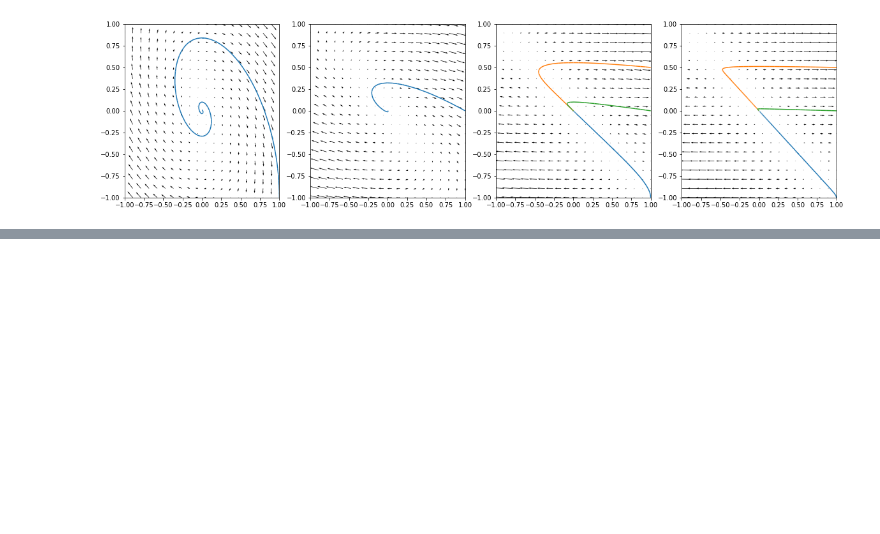
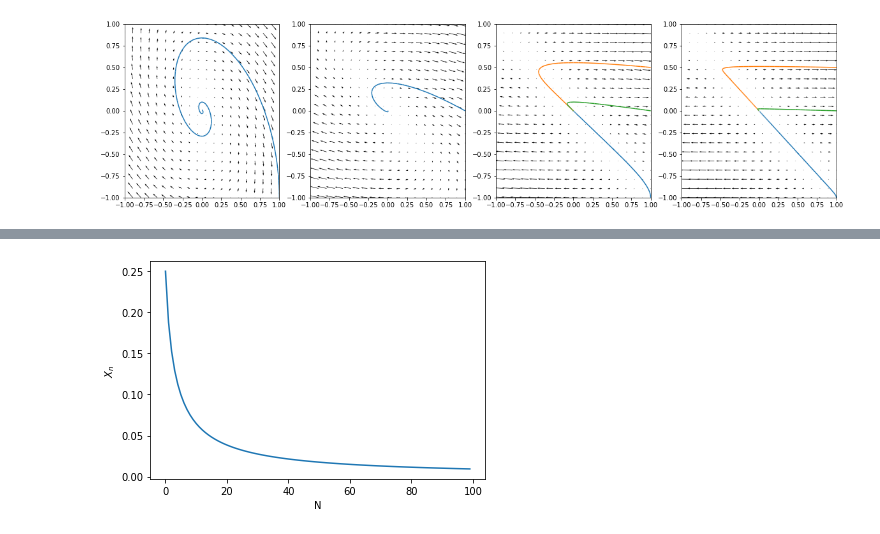
Before and after one commit to Linnore/MLCMS-EX3-GroupK, a Jupyter notebook: Test_Linnore.ipynb, the cells around one changed output, grey strips where cells are left out. Cells and saved outputs as stored; diff of their text form; code cells hidden in the pictures; blank space fills up the shorter version.

```diff
--- a/Test_Linnore.ipynb
+++ b/Test_Linnore.ipynb
@@ -120,0 +190,21 @@ plt.show()
+# %%
+def chaotic_exp(r, x0=0.5, maxstep=100):
+    xn = x0
+    for i in range(maxstep):
+        xn = r*xn*(1-xn)
+        yield xn
+
+def task4_plot(r):
+    t=np.arange(100)
+    xn=[]
+    for x in chaotic_exp(1):
+        xn.append(x)
+
+    plt.xlabel("N")
+    plt.ylabel("$X_n$")
+    plt.plot(t, xn)
+    plt.show()
+# %%
+task4_plot(2)
+# %% [output]
+[figure, added]
```
Also changed, not shown: parts of 11 cells of this notebook.
